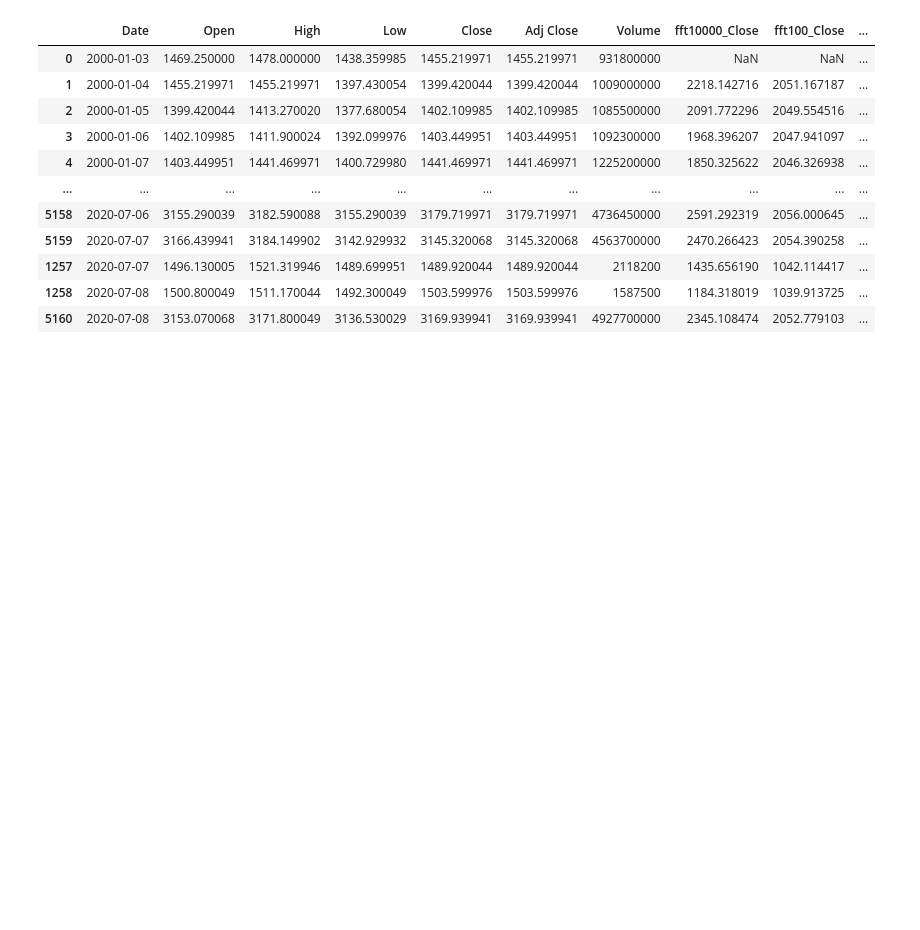
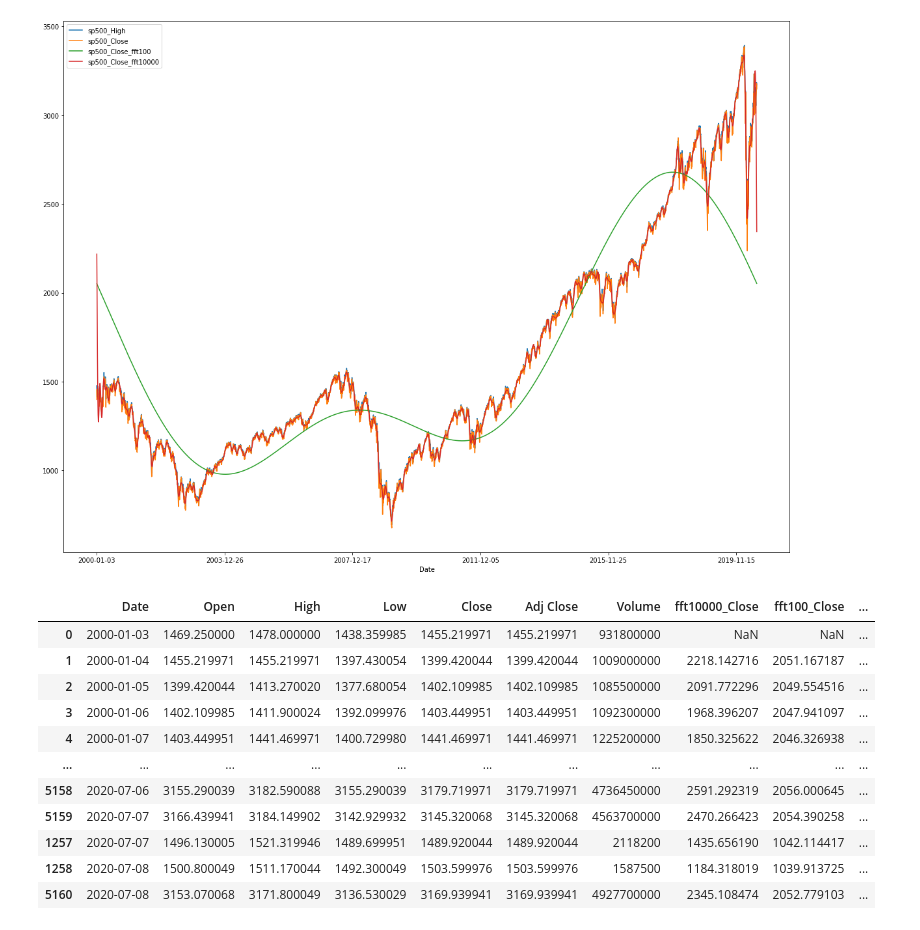
Before and after one commit to allen-chiang/Time-Series-Transformer, a Jupyter notebook: pandas.ipynb, the cells around one changed output. Drawn from its saved outputs; the diff is of its cells as text; code cells hidden in the pictures; blank space fills up the shorter version.

```diff
--- a/pandas.ipynb
+++ b/pandas.ipynb
@@ -20,3 +20,9 @@ port.make_technical_indicator('Close','fft10','fast_fourier',threshold = 10)
+# %%
+port.plot({
+    'sp500':['High','Close','Close_fft100','Close_fft10000']
+},'Date',True,figsize=(20,15))
+# %% [output]
+[figure, added]
 # %%
 df = port.get_portfolio_dataFrame()
 # %%
```
Also changed, not shown: parts of 1 cell of this notebook, 2 other files.
